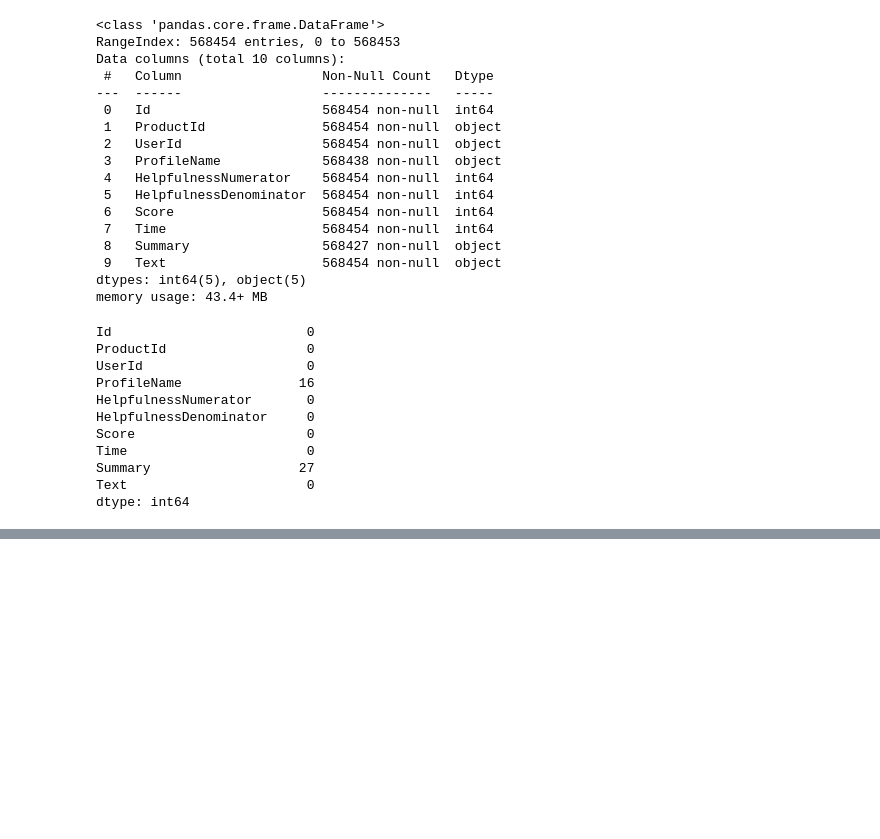
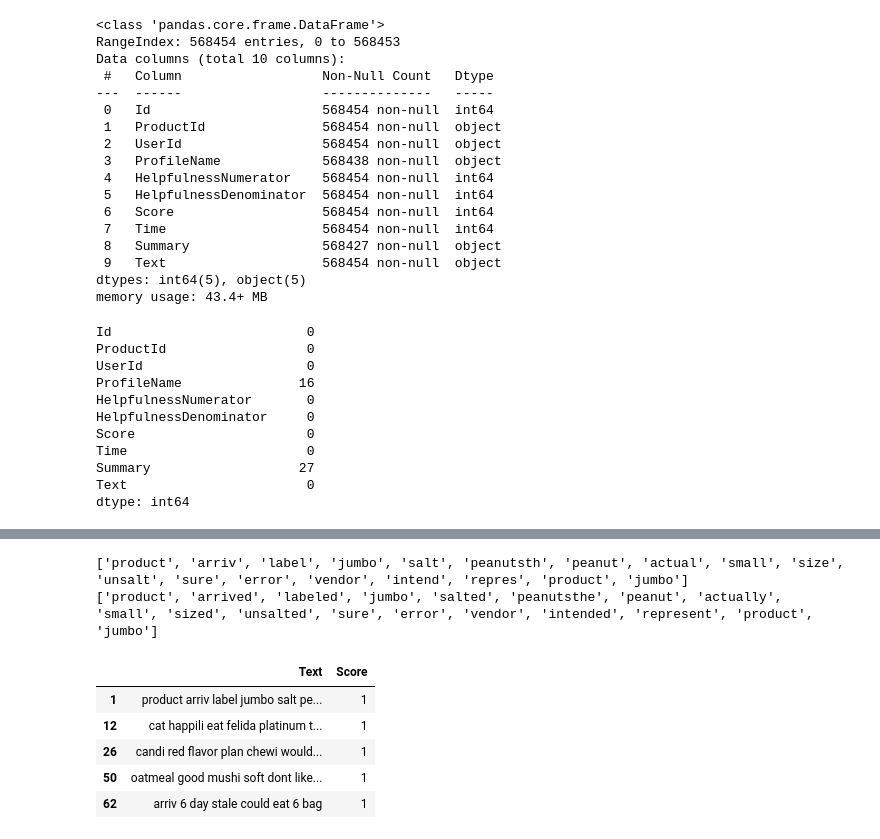
Before and after one commit to doramasma/Sentiment-Analisys, a Jupyter notebook: analisis-opiniones.ipynb, the cells around one changed output, grey strips where cells are left out. Drawn from its saved outputs; the diff is of its cells as text; code cells hidden in the pictures; blank space fills up the shorter version.

```diff
--- a/analisis-opiniones.ipynb
+++ b/analisis-opiniones.ipynb
@@ -101,0 +129,6 @@ hola
+# %%
+text = score_df['Text']
+text = text.apply(lambda x: x.lower())
+text = text.apply(lambda x: ''.join(letra for letra in x if letra not in string.punctuation))
+text = text.apply(lambda x: nltk.word_tokenize(x))
+print(text[0])
@@ -101,0 +143,28 @@ hola
+# %%
+stop_words = nltk.corpus.stopwords.words('english')
+stemmer = nltk.stem.PorterStemmer()
+lemmatizer = nltk.stem.WordNetLemmatizer()
+
+text = text.apply(lambda x: [palabra for palabra in x if palabra not in stop_words])
+
+text_lem = text.copy()
+
+text = text.apply(lambda x: [stemmer.stem(palabra) for palabra in x])
+
+text_lem = text_lem.apply(lambda x: [lemmatizer.lemmatize(palabra) for palabra in x])
+# %%
+print(text[1])
+print(text_lem[1])
+# %% [output]
+['product', 'arriv', 'label', 'jumbo', 'salt', 'peanutsth', 'peanut', 'actual', 'small', 'size', 'unsalt', 'sure', 'error', 'vendor', 'intend', 'repres', 'product', 'jumbo']
+['product', 'arrived', 'labeled', 'jumbo', 'salted', 'peanutsthe', 'peanut', 'actually', 'small', 'sized', 'unsalted', 'sure', 'error', 'vendor', 'intended', 'represent', 'product', 'jumbo']
+# %%
+score_df['Text'] = text.apply(lambda x: ' '.join(x))
+score_df.head()
+# %% [output]
+|  | Text | Score |
+| 1 | product arriv label jumbo salt pe... | 1 |
+| 12 | cat happili eat felida platinum t... | 1 |
+| 26 | candi red flavor plan chewi would... | 1 |
+| 50 | oatmeal good mushi soft dont like... | 1 |
+| 62 | arriv 6 day stale could eat 6 bag | 1 |
```
Also changed, not shown: parts of 32 cells of this notebook.
